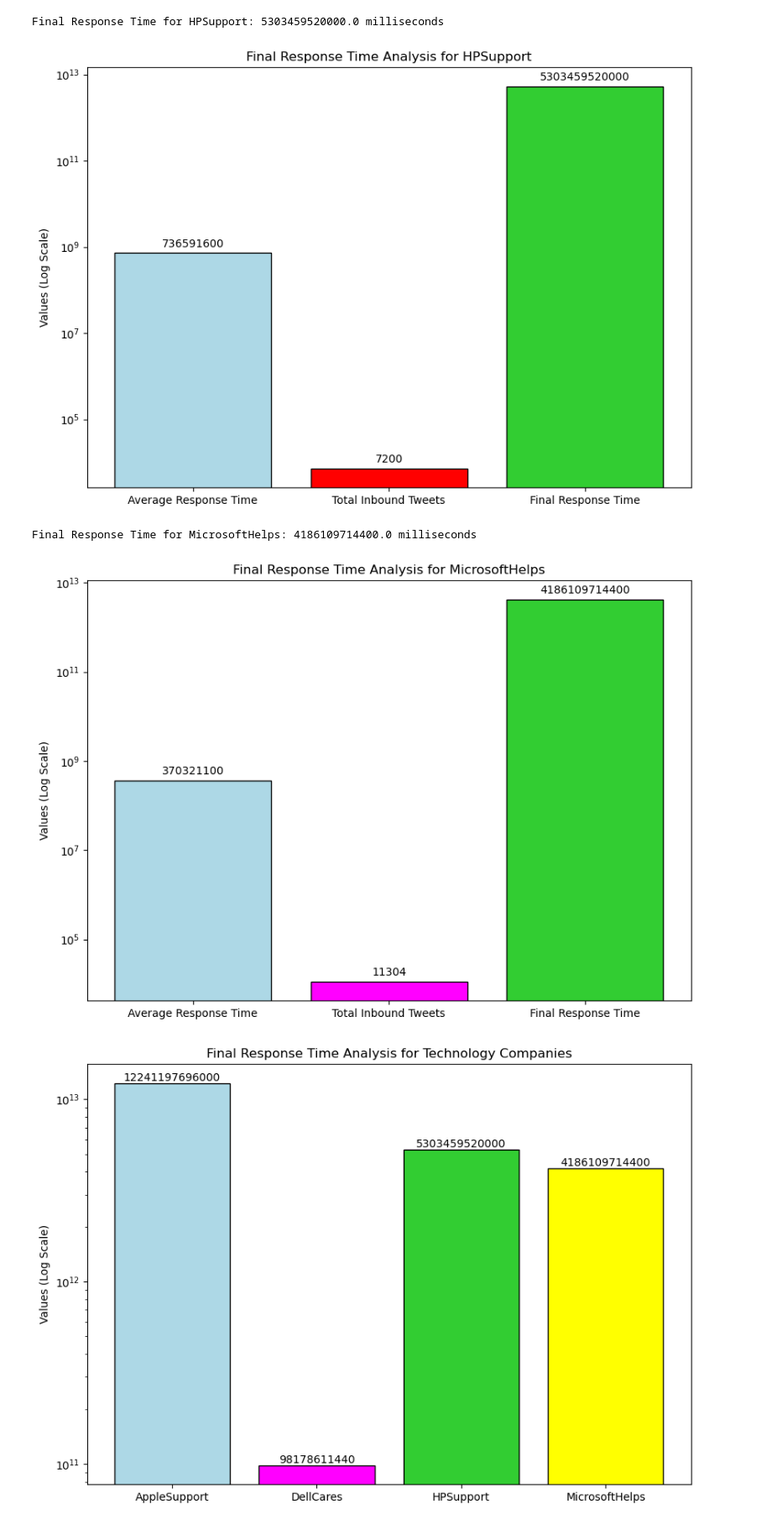
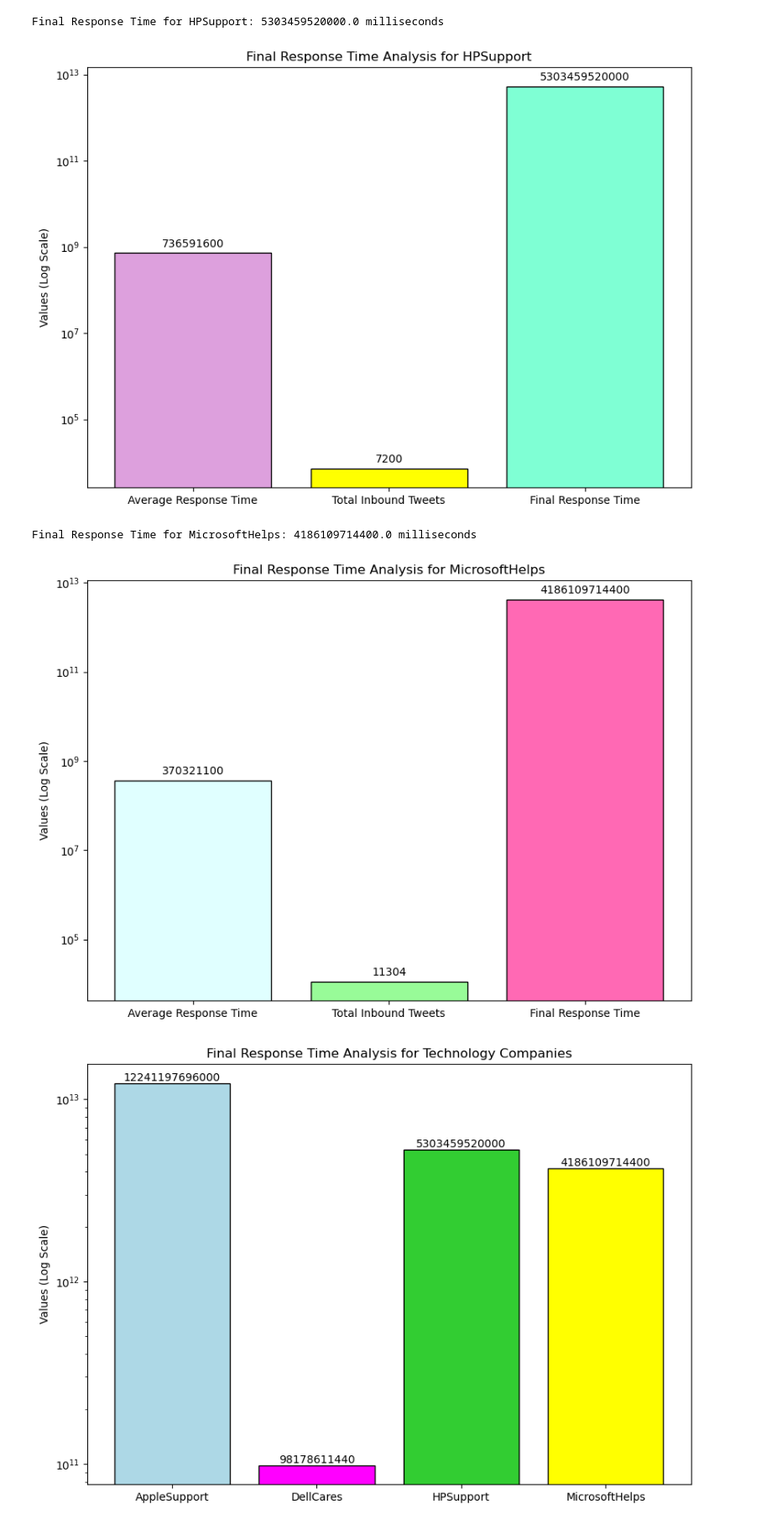
Before and after one commit to efloresz/Data-NotebookEF, a Jupyter notebook: Technology_Analysis.ipynb, the cells around one changed output. Shown at 84% size. Cells and saved outputs as stored; diff of their text form; code cells hidden in the pictures.

Commit message:
changed colors of bar charts

```diff
--- a/Technology_Analysis.ipynb
+++ b/Technology_Analysis.ipynb
@@ -222,19 +222,19 @@ Final Response Time for HPSupport: 5303459520000.0 milliseconds
 # %%
 categories = ['Average Response Time', 'Total Inbound Tweets', 'Final Response Time']
 values = [average_response_time_hp, inbound_tweet_count_hp, final_response_time_hp]
 
 plt.figure(figsize=(10, 7))
-plt.bar(categories, values, color=['lightblue', 'red', 'limegreen'],edgecolor='black')
+plt.bar(categories, values, color=['plum', 'yellow', 'aquamarine'],edgecolor='black')
 
 for i, v in enumerate(values):
     plt.text(i, v + 0.2 * v, f"{v:.0f}", ha='center', va='bottom', fontsize=10)
 
 plt.ylabel('Values (Log Scale)')
 plt.yscale('log')
 plt.title('Final Response Time Analysis for HPSupport')
 plt.show()
 # %% [output]
-[figure, old version]
+[figure, new version]
 # %%
 average_response_time_microsoft = 3.703211e+08
 inbound_tweet_count_microsoft = 11304
@@ -247,7 +247,7 @@ categories = ['Average Response Time', 'Total Inbound Tweets', 'Final Response T
 values = [average_response_time_microsoft, inbound_tweet_count_microsoft, final_response_time_microsoft]
 
 plt.figure(figsize=(10, 7))
-plt.bar(categories, values, color=['lightblue', 'magenta', 'limegreen'],edgecolor='black')
+plt.bar(categories, values, color=['lightcyan', 'palegreen', 'hotpink'],edgecolor='black')
 
 for i, v in enumerate(values):
     plt.text(i, v + 0.2 * v, f"{v:.0f}", ha='center', va='bottom', fontsize=10)
@@ -257,7 +257,7 @@ plt.yscale('log')
 plt.title('Final Response Time Analysis for MicrosoftHelps')
 plt.show()
 # %% [output]
-[figure, old version]
+[figure, new version]
 # %%
 categories = ['AppleSupport', 'DellCares', 'HPSupport', 'MicrosoftHelps']
 values = [final_response_time_apple, final_response_time_dell,final_response_time_hp, final_response_time_microsoft]
```
Also changed, not shown: parts of 2 cells of this notebook.
